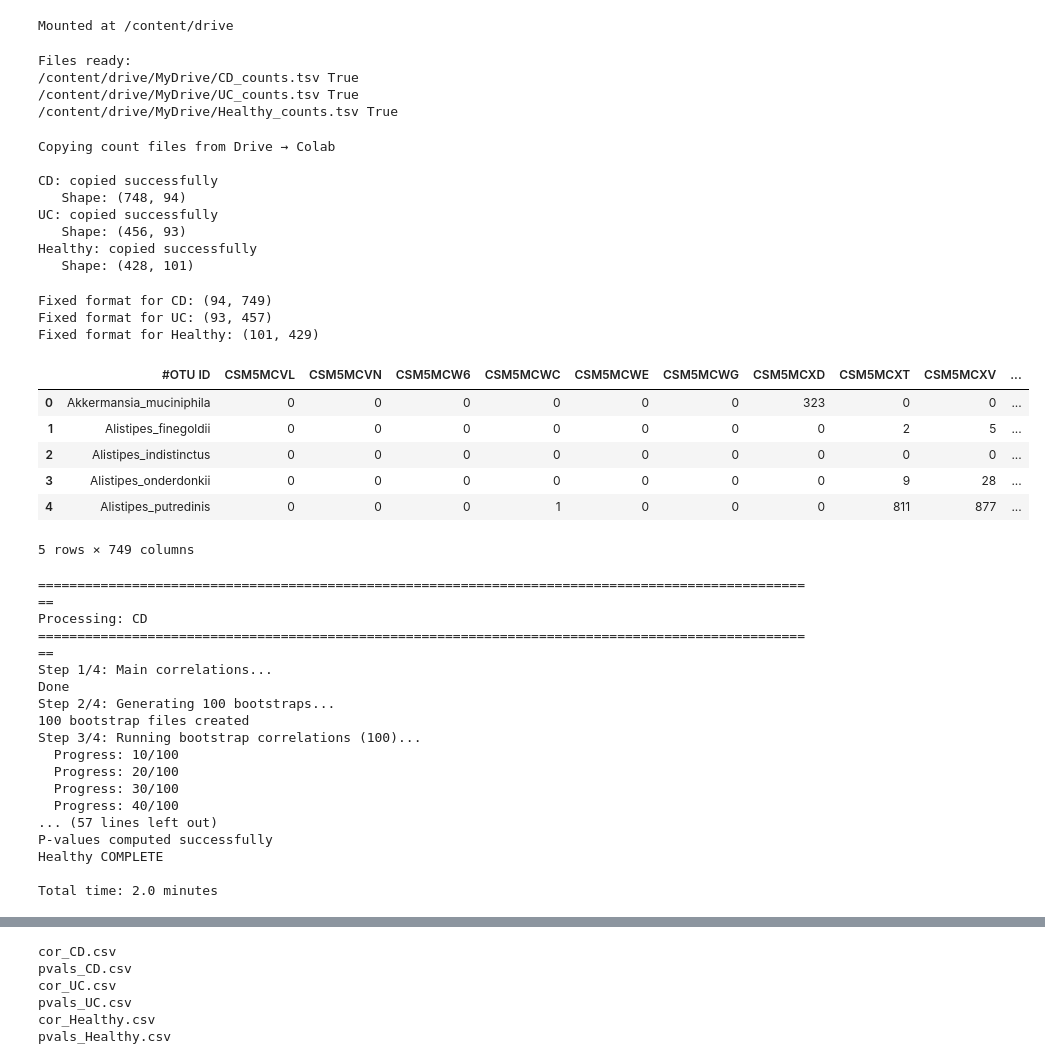
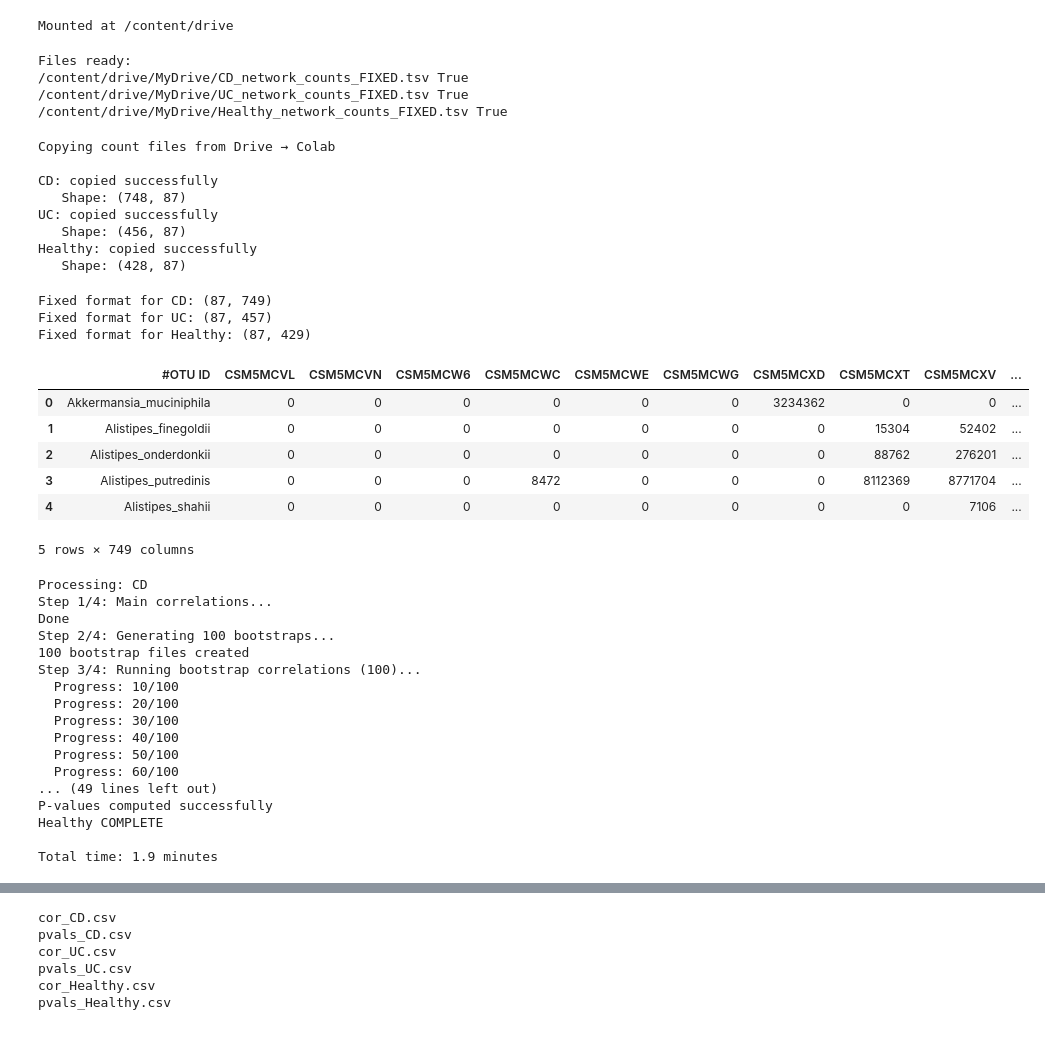
Before and after one commit to rachybio/cece-fmt, a Jupyter notebook: notebooks/04_fastspar_COLAB.ipynb, the cells around one changed output, grey strips where cells are left out. Drawn from its saved outputs; the diff is of its cells as text; code cells hidden in the pictures.

```diff
--- a/notebooks/04_fastspar_COLAB.ipynb
+++ b/notebooks/04_fastspar_COLAB.ipynb
@@ -67,9 +67,9 @@ import os
 
 BASE = "/content/drive/MyDrive"
 
-cd_file = f"{BASE}/CD_counts.tsv"
-uc_file = f"{BASE}/UC_counts.tsv"
-h_file  = f"{BASE}/Healthy_counts.tsv"
+cd_file = f"{BASE}/CD_network_counts_FIXED.tsv"
+uc_file = f"{BASE}/UC_network_counts_FIXED.tsv"
+h_file  = f"{BASE}/Healthy_network_counts_FIXED.tsv"
 
 print("Files ready:")
 print(cd_file, os.path.exists(cd_file))
@@ -77,9 +77,9 @@ print(uc_file, os.path.exists(uc_file))
 print(h_file, os.path.exists(h_file))
 # %% [output]
 Files ready:
-/content/drive/MyDrive/CD_counts.tsv True
-/content/drive/MyDrive/UC_counts.tsv True
-/content/drive/MyDrive/Healthy_counts.tsv True
+/content/drive/MyDrive/CD_network_counts_FIXED.tsv True
+/content/drive/MyDrive/UC_network_counts_FIXED.tsv True
+/content/drive/MyDrive/Healthy_network_counts_FIXED.tsv True
 # %%
 import os
 import shutil
@@ -88,8 +88,8 @@ import pandas as pd
 print("Copying count files from Drive → Colab\n")
 
 for cond in ["CD", "UC", "Healthy"]:
-    src = f"/content/drive/MyDrive/{cond}_counts.tsv"
-    dst = f"/content/{cond}_counts.tsv"
+    src = f"/content/drive/MyDrive/{cond}_network_counts_FIXED.tsv"
+    dst = f"/content/{cond}_network_counts_FIXED.tsv"
 
     if os.path.exists(src):
         shutil.copy(src, dst)
@@ -105,16 +105,16 @@ for cond in ["CD", "UC", "Healthy"]:
 Copying count files from Drive → Colab
 
 CD: copied successfully
-   Shape: (748, 94)
+   Shape: (748, 87)
 UC: copied successfully
-   Shape: (456, 93)
+   Shape: (456, 87)
 Healthy: copied successfully
-   Shape: (428, 101)
+   Shape: (428, 87)
 # %%
 import pandas as pd
 
 for cond in ["CD", "UC", "Healthy"]:
-    path = f"/content/{cond}_counts.tsv"
+    path = f"/content/{cond}_network_counts_FIXED.tsv"
 
     df = pd.read_csv(path, sep="\t", index_col=0)
 
@@ -128,25 +128,25 @@ for cond in ["CD", "UC", "Healthy"]:
 
     print(f"Fixed format for {cond}: {df.shape}")
 # %% [output]
-Fixed format for CD: (94, 749)
-Fixed format for UC: (93, 457)
-Fixed format for Healthy: (101, 429)
+Fixed format for CD: (87, 749)
+Fixed format for UC: (87, 457)
+Fixed format for Healthy: (87, 429)
 # %%
-pd.read_csv("/content/CD_counts.tsv", sep="\t").head()
+pd.read_csv("/content/CD_network_counts_FIXED.tsv", sep="\t").head()
 # %% [output]
 |  | #OTU ID | CSM5MCVL | CSM5MCVN | CSM5MCW6 | CSM5MCWC | CSM5MCWE | CSM5MCWG | CSM5MCXD | CSM5MCXT | CSM5MCXV | ... |
-| 0 | Akkermansia_muciniphila | 0 | 0 | 0 | 0 | 0 | 0 | 323 | 0 | 0 | ... |
-| 1 | Alistipes_finegoldii | 0 | 0 | 0 | 0 | 0 | 0 | 0 | 2 | 5 | ... |
-| 2 | Alistipes_indistinctus | 0 | 0 | 0 | 0 | 0 | 0 | 0 | 0 | 0 | ... |
-| 3 | Alistipes_onderdonkii | 0 | 0 | 0 | 0 | 0 | 0 | 0 | 9 | 28 | ... |
-| 4 | Alistipes_putredinis | 0 | 0 | 0 | 1 | 0 | 0 | 0 | 811 | 877 | ... |
+| 0 | Akkermansia_muciniphila | 0 | 0 | 0 | 0 | 0 | 0 | 3234362 | 0 | 0 | ... |
+| 1 | Alistipes_finegoldii | 0 | 0 | 0 | 0 | 0 | 0 | 0 | 15304 | 52402 | ... |
+| 2 | Alistipes_onderdonkii | 0 | 0 | 0 | 0 | 0 | 0 | 0 | 88762 | 276201 | ... |
+| 3 | Alistipes_putredinis | 0 | 0 | 0 | 8472 | 0 | 0 | 0 | 8112369 | 8771704 | ... |
+| 4 | Alistipes_shahii | 0 | 0 | 0 | 0 | 0 | 0 | 0 | 0 | 7106 | ... |
 5 rows × 749 columns
 # %%
 import os, subprocess, glob, time
 
 def run_full_fastspar(condition, n_bootstrap=100, iterations=20):
 
-    counts = f"/content/{condition}_counts.tsv"
+    counts = f"/content/{condition}_network_counts_FIXED.tsv"
 
     base_out = f"/content/fastspar/sparcc_{condition}"
     boot_counts = f"{base_out}/bootstrap_counts"
@@ -158,9 +158,7 @@ def run_full_fastspar(condition, n_bootstrap=100, iterations=20):
     os.makedirs(boot_cors, exist_ok=True)
     os.makedirs(boot_only, exist_ok=True)
 
-    print(f"\n{'='*100}")
     print(f"Processing: {condition}")
-    print('='*100)
 
     print("Step 1/4: Main correlations...")
 
@@ -268,9 +266,7 @@ for cond in ["CD", "UC", "Healthy"]:
 
 print(f"\nTotal time: {(time.time() - start)/60:.1f} minutes")
 # %% [output]
-====================================================================================================
 Processing: CD
-====================================================================================================
 Step 1/4: Main correlations...
 Done
 Step 2/4: Generating 100 bootstraps...
@@ -280,11 +276,13 @@ Step 3/4: Running bootstrap correlations (100)...
   Progress: 20/100
   Progress: 30/100
   Progress: 40/100
-... (57 lines left out)
+  Progress: 50/100
+  Progress: 60/100
+... (49 lines left out)
 P-values computed successfully
 Healthy COMPLETE
 
-Total time: 2.0 minutes
+Total time: 1.9 minutes
 # %%
 import os
 
```
Also changed, not shown: parts of 6 cells of this notebook, 42 other files.
